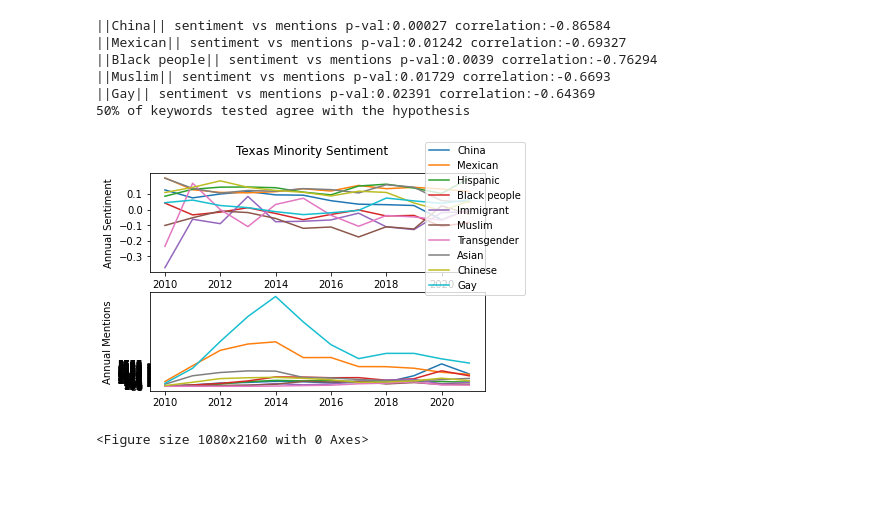
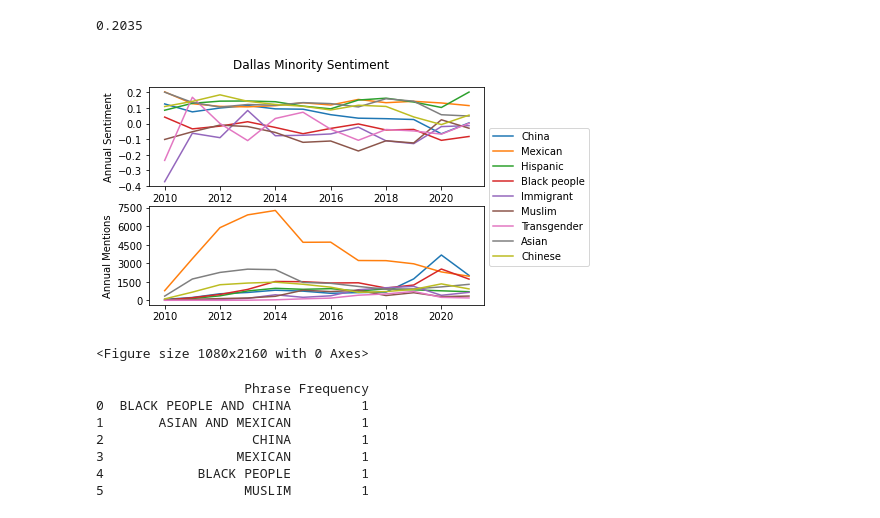
Before and after one commit to Azal-Amer/DataScienceTutorial, a Jupyter notebook: Minority Sentiment/TimeSentimentAnalysis.ipynb, the cells around one changed output. Saved outputs shown, nothing was run; the diff lists cells and outputs as text; code cells hidden in the pictures; blank space fills up the shorter version.

Commit message:
Emergent Trend Analyzer Complete
Calculates trends in every county, saves them to be compared later.

```diff
--- a/Minority Sentiment/TimeSentimentAnalysis.ipynb
+++ b/Minority Sentiment/TimeSentimentAnalysis.ipynb
@@ -12,6 +12,7 @@ state = 'Texas'
 keyword = 'transgender'
 year = str(2021)
 currentYear = datetime.datetime.now().year
+trendAnalysis = pd.DataFrame(columns = ['Phrase','Frequency'])
 # %%
 keyWords = ['China','mexican','hispanic','black people','immigrant','muslim','transgender','asian','chinese','gay']
 # keyWords = ['hispanic']
@@ -20,11 +21,15 @@ keyWords = ['China','mexican','hispanic','black people','immigrant','muslim','tr
 # %%
 averageSentKeyword = {}
 mentionsKeyword = {}
+maxTweets = []
+maxSentiment = []
 # MENTIONSKEYWORD is the frequency of mentions year by year of the given term
 startYear = 2010
 # Start year is the year you want to begin construction of the graph
 yearList = []
-county = 'DALLAS'
+
+county = input("Enter the County (Type Nothing for State) ").upper()
+# county = 'COLLIN'
 for year in range(startYear,currentYear+1):
     year = str(year)
     yearList.append(int(year))
@@ -94,7 +99,7 @@ for keyword in keyWords:
             else:
                 index = countyDF.index.values.tolist()[0]
                 totalTweets = sentiment = countyDF.at[index,'# of Tweets']
-                print(totalTweets)
+
                 sentiment = countyDF.at[index,'score']
 
                 averageSentimentOverTime.append([sentiment,int(year)])
@@ -104,8 +109,11 @@ for keyword in keyWords:
             mentionsKeyword[keyword].append([totalTweets,int(year)])
         else:
             mentionsKeyword[keyword] = [[totalTweets,int(year)]]
+        maxTweets.append(totalTweets)
+
 
     a, b = zip(*averageSentimentOverTime)
+    maxSentiment.append(a)
     averageSentKeyword[keyword] = a
     # plt.plot(b,a,label = keyword)
 
@@ -203,33 +277,48 @@ for pair in keywordPairCombinations:
 # %%
+maxTweets = [x for x in maxTweets if math.isnan(x) == False]
+maxSentiment = np.asarray(maxSentiment).flatten()
+maxSentiment = maxSentiment[~np.isnan(maxSentiment)]
+maxSentScore = maxSentiment.max()
+minSentScore = maxSentiment.min()
+print(maxSentScore)
 fig, (ax1,ax2) = plt.subplots(2)
-fig.suptitle('Texas Minority Sentiment')
+if county == '':
+    county = 'Texas'
+fig.suptitle(county.capitalize() + ' Minority Sentiment')
 ax1.set_ylabel('Annual Sentiment')
 ax2.set_ylabel('Annual Mentions')
-ax1.set_yticks(np.arange(-.3, .1+.1, .1))
-ax2.set_yticks(np.arange(0, totalTweets, totalTweets/10))
+ax1.set_yticks(np.arange(round(minSentScore-.1,1), round(maxSentScore+.1,1), .1))
+ax2.set_yticks(np.arange(0, np.amax(maxTweets), round(np.amax(maxTweets)/10,-2)))
 for i in range(len(topKeys)):topKeys[i] = topKeys[i].capitalize()
-correlationCount = 0
-for i in range(len(remappedData)):
-    x_2,y = zip(*mentionsKeyword[keyWords[i]])
-    x_1,=zip(*(remappedData[i]))
-    ax1.plot(yearList,x_1,label = topKeys[i])
+for j in range(0,len(remappedData)-1):
+    x_2,y = zip(*mentionsKeyword[keyWords[j]])
+    x_1,=zip(*(remappedData[j]))
+    x_2 = list(x_2)
+    x_1 = list(x_1)
+    ax1.plot(yearList,x_1,label = topKeys[j])
     ax2.plot(y,x_2)
-    if (pearsonr(x_1,x_2)[1]<.05):
-        correlationCount+=1
-        print('||' + topKeys[i] + '|| sentiment vs mentions p-val:' + str(round(pearsonr(x_1,x_2)[1],5)) + ' correlation:'+ str(round(pearsonr(x_1,x_2)[0],5)))
+    nanArray = np.concatenate([np.where(np.isnan(x_1)),np.where(np.isnan(x_2))],axis=None)
+    nanArray = np.flip(np.unique(nanArray),axis=None)
+    # nanArray is a list of the indecies where all the points in the data would fail due to a nan in the corresponding index somewhere else
+
+
 
 plt.figure(figsize=(15,30))
-fig.legend()
-
+fig.legend(loc="center left", bbox_to_anchor=(.9,0.5), ncol=1)
 fig.savefig('Texas Cumulitive Minority Analysis.png',dpi = 100,facecolor='w', edgecolor='w',orientation='landscape',transparent=False, bbox_inches='tight', pad_inches=0.1)
 # make some sort of normalizing function for the popularity of the keywords
-print(str(int(round(correlationCount/len(keyWords),2)*100)) + '% of keywords tested agree with the hypothesis')
+print()
 # %% [output]
-||China|| sentiment vs mentions p-val:0.00027 correlation:-0.86584
-||Mexican|| sentiment vs mentions p-val:0.01242 correlation:-0.69327
-||Black people|| sentiment vs mentions p-val:0.0039 correlation:-0.76294
-||Muslim|| sentiment vs mentions p-val:0.01729 correlation:-0.6693
-||Gay|| sentiment vs mentions p-val:0.02391 correlation:-0.64369
-50% of keywords tested agree with the hypothesis
+0.2035
-[figure, old version]
+[figure, new version]
 <Figure size 1080x2160 with 0 Axes>
+# %%
+print(trendAnalysis)
+# %% [output]
+                   Phrase Frequency
+0  BLACK PEOPLE AND CHINA         1
+1       ASIAN AND MEXICAN         1
+2                   CHINA         1
+3                 MEXICAN         1
+4            BLACK PEOPLE         1
+5                  MUSLIM         1
```
Also changed, not shown: parts of 3 cells of this notebook, 29 other files.
